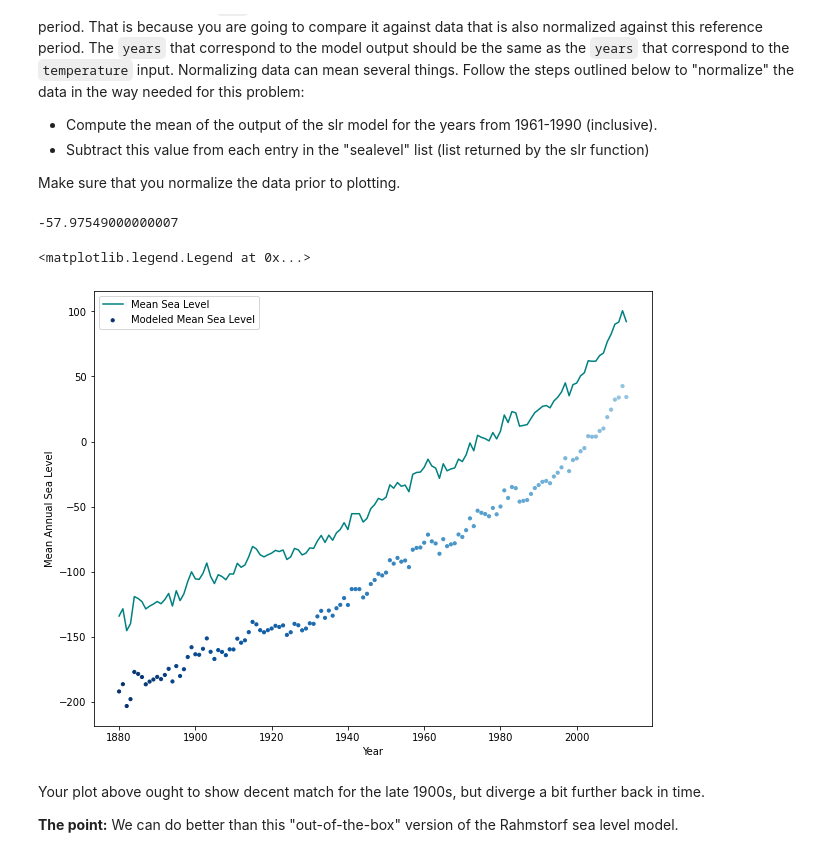
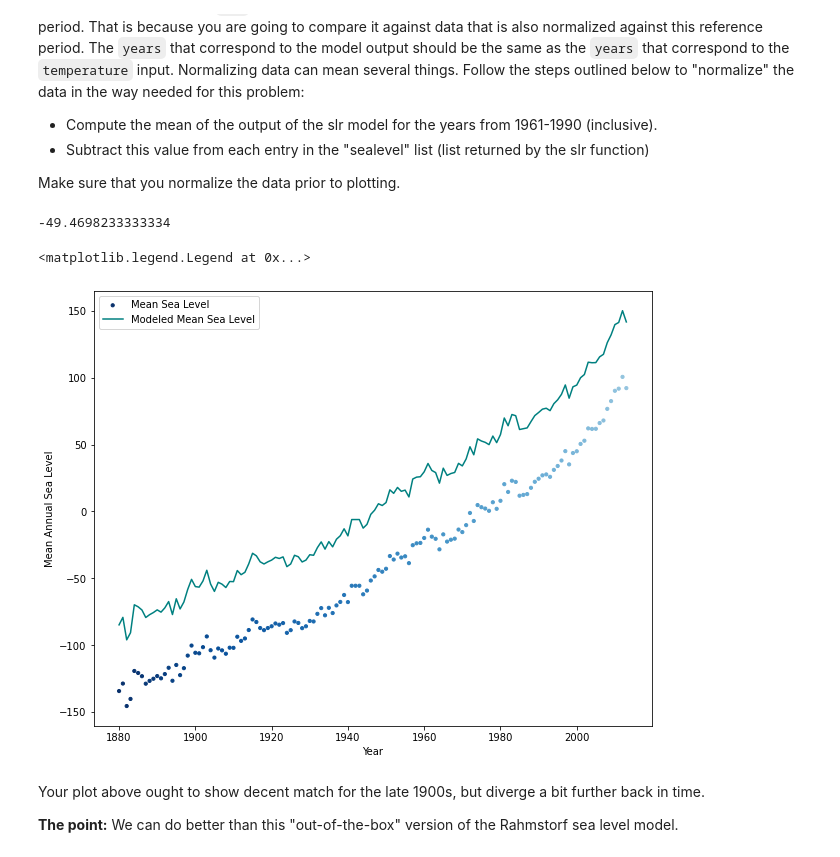
Before and after one commit to the-rich-piana/CSCI_AI, a Jupyter notebook: CSCI3202_HW8_Giuliano_Costa.ipynb, the cells around one changed output. Drawn from its saved outputs; the diff is of its cells as text; code cells hidden in the pictures.

```diff
--- a/CSCI3202_HW8_Giuliano_Costa.ipynb
+++ b/CSCI3202_HW8_Giuliano_Costa.ipynb
@@ -52,9 +52,15 @@ Write an objective function `def recipe_success(state)` that takes a single argu
 def recipe_success(state):
     target = [1, 3, 2, 1, 1, 4, 1, 1]
     diff = 0
+    #diff = state - target
     for i in range(0, 8):
-        diff += (target[i] - state[i])
-    return -diff
+        if(state[i] != target[i]):
+            diff += abs(target[i] -  state[i])
+        else:
+            diff += .00001
+    #print(diff)
+    fitness = 1/diff
+    return fitness
 
     # Your code here.
 # %%
@@ -309,20 +311,24 @@ def slr(alpha, Teq, temperature):
 # %%
 # Your code here.
 slr_level = slr(3.4, -0.5, temperature)
-slr90_mean = np.mean(slr_level[81:101])
+slr90_mean = np.mean(slr_level[81:111])
 
-sea_normalized = slr90_mean + sealevel
+
+sea_normalized = []
+for i in range(len(sealevel)):
+    sea_normalized.append( sealevel[i]- slr90_mean)
+
 print(slr90_mean)
 plt.figure(figsize=(10,8))
 plt.ylabel("Mean Annual Sea Level")
 plt.xlabel("Year")
-plt.plot(year, sealevel, c='teal', label='Mean Sea Level')
-plt.scatter(s=10, label='Modeled Mean Sea Level', x=year, y=sea_normalized, c=plt.cm.Blues_r(np.linspace(0, 0.6, len(slr_level))))
+plt.scatter(x=year, y=sealevel, label='Mean Sea Level',  s=10,c=plt.cm.Blues_r(np.linspace(0, 0.6, len(slr_level))))
+plt.plot(year, sea_normalized, label='Modeled Mean Sea Level', c='teal')
 plt.legend(loc="upper left")
 # %% [output]
--57.97549000000007
+-49.4698233333334
 <matplotlib.legend.Legend at 0x...>
-[figure, old version]
+[figure, new version]
 # %% [markdown]
 Your plot above ought to show decent match for the late 1900s, but diverge a bit further back in time.
 
```
Also changed, not shown: parts of 9 cells of this notebook, 2 other files.
